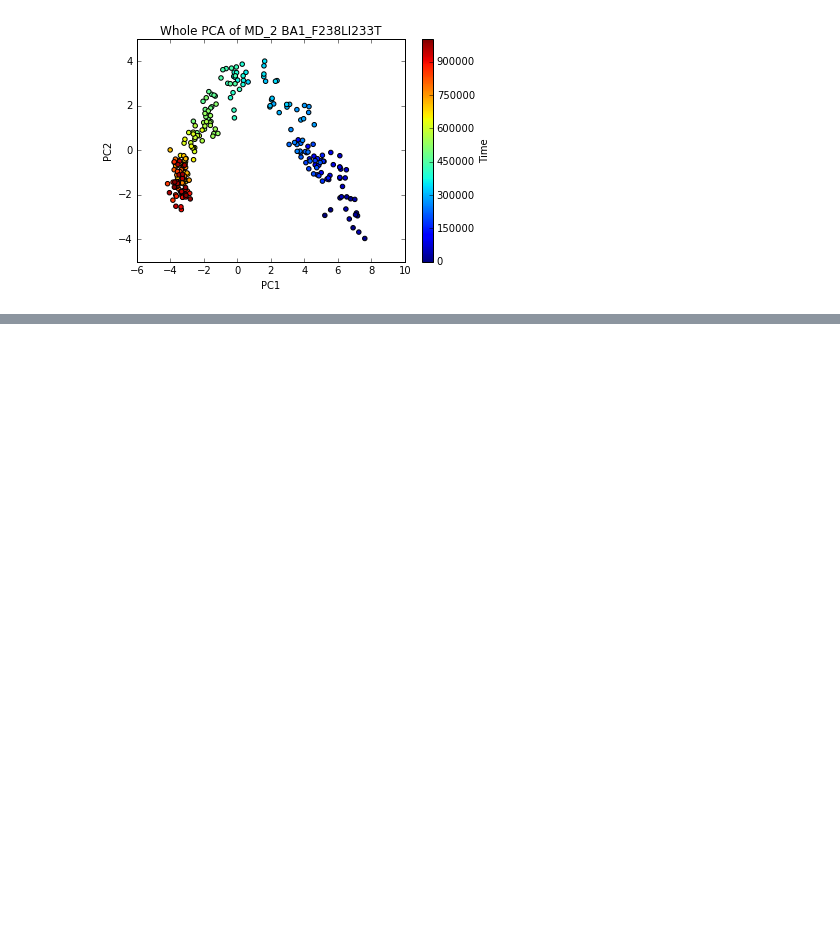
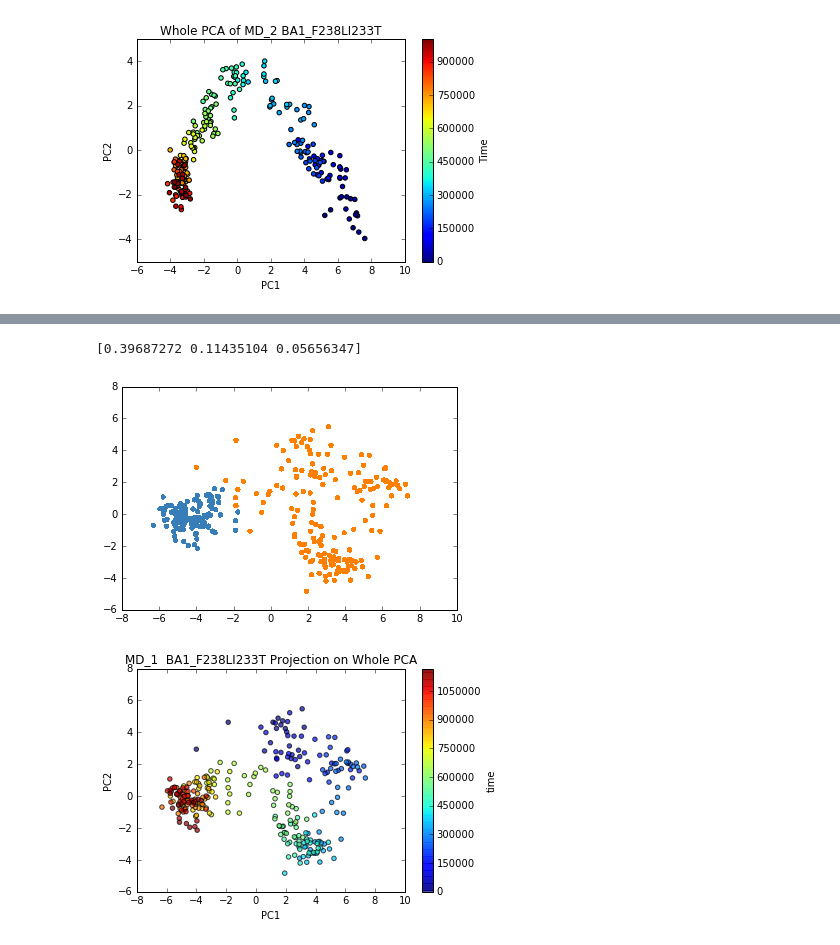
Before and after one commit to chemlove/md_data_analysis, a Jupyter notebook: Cluster analysis.ipynb, the cells around one changed output, grey strips where cells are left out. Saved outputs shown, nothing was run; the diff lists cells and outputs as text; code cells hidden in the pictures; blank space fills up the shorter version.

```diff
--- a/Cluster analysis.ipynb
+++ b/Cluster analysis.ipynb
@@ -136,0 +205,6 @@ plotcluster(cluster_F238LI233T_md2,traj_F238LI233T_md2," MD_2 BA1_F238LI233T")
+# %%
+MahalanobisClustering("1","BA1_F238LI233T")
+# %% [output]
+[0.39687272 0.11435104 0.05656347]
+[figure, added]
+[figure, added]
```
Also changed, not shown: parts of 11 cells of this notebook.
